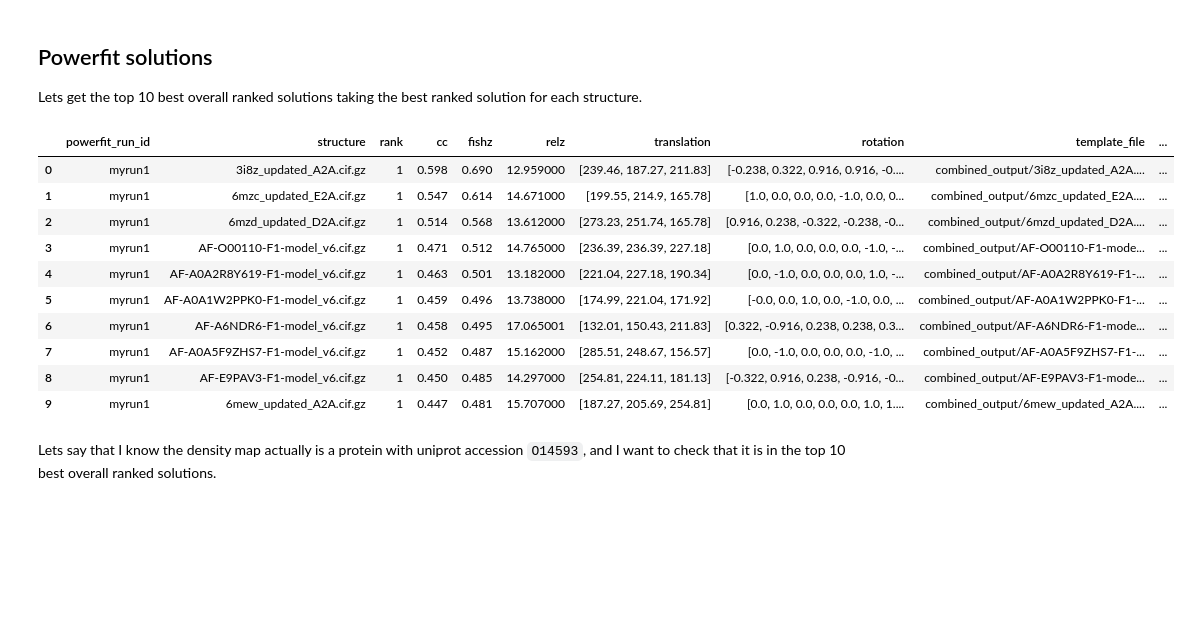
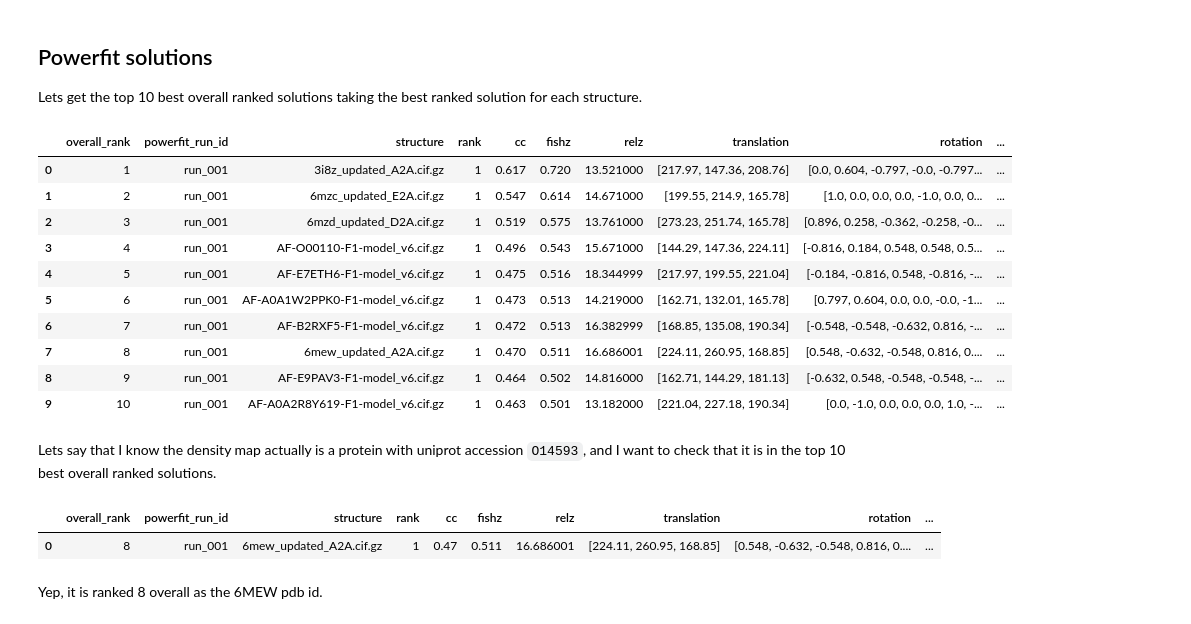
Before and after one commit to haddocking/protein-detective, a Jupyter notebook: docs/meta.ipynb, the cells around one changed output. Cells and saved outputs as stored; diff of their text form; code cells hidden in the pictures; blank space fills up the shorter version.

```diff
--- a/docs/meta.ipynb
+++ b/docs/meta.ipynb
@@ -261,20 +264,33 @@ Lets look at a passing structure
 Lets get the top 10 best overall ranked solutions taking the best ranked solution for each structure.
 # %%
 %%sql
-SELECT * FROM solutions WHERE rank=1 ORDER BY cc DESC LIMIT 10;
+SELECT ROW_NUMBER() OVER (ORDER BY cc DESC) AS overall_rank, *
+FROM solutions WHERE rank=1 ORDER BY cc DESC LIMIT 10;
 # %% [output]
-|  | powerfit_run_id | structure | rank | cc | fishz | relz | translation | rotation | template_file | ... |
-| 0 | myrun1 | 3i8z_updated_A2A.cif.gz | 1 | 0.598 | 0.690 | 12.959000 | [239.46, 187.27, 211.83] | [-0.238, 0.322, 0.916, 0.916, -0.... | combined_output/3i8z_updated_A2A.... | ... |
-| 1 | myrun1 | 6mzc_updated_E2A.cif.gz | 1 | 0.547 | 0.614 | 14.671000 | [199.55, 214.9, 165.78] | [1.0, 0.0, 0.0, 0.0, -1.0, 0.0, 0... | combined_output/6mzc_updated_E2A.... | ... |
-| 2 | myrun1 | 6mzd_updated_D2A.cif.gz | 1 | 0.514 | 0.568 | 13.612000 | [273.23, 251.74, 165.78] | [0.916, 0.238, -0.322, -0.238, -0... | combined_output/6mzd_updated_D2A.... | ... |
-| 3 | myrun1 | AF-O00110-F1-model_v6.cif.gz | 1 | 0.471 | 0.512 | 14.765000 | [236.39, 236.39, 227.18] | [0.0, 1.0, 0.0, 0.0, 0.0, -1.0, -... | combined_output/AF-O00110-F1-mode... | ... |
-| 4 | myrun1 | AF-A0A2R8Y619-F1-model_v6.cif.gz | 1 | 0.463 | 0.501 | 13.182000 | [221.04, 227.18, 190.34] | [0.0, -1.0, 0.0, 0.0, 0.0, 1.0, -... | combined_output/AF-A0A2R8Y619-F1-... | ... |
-| 5 | myrun1 | AF-A0A1W2PPK0-F1-model_v6.cif.gz | 1 | 0.459 | 0.496 | 13.738000 | [174.99, 221.04, 171.92] | [-0.0, 0.0, 1.0, 0.0, -1.0, 0.0, ... | combined_output/AF-A0A1W2PPK0-F1-... | ... |
-| 6 | myrun1 | AF-A6NDR6-F1-model_v6.cif.gz | 1 | 0.458 | 0.495 | 17.065001 | [132.01, 150.43, 211.83] | [0.322, -0.916, 0.238, 0.238, 0.3... | combined_output/AF-A6NDR6-F1-mode... | ... |
-| 7 | myrun1 | AF-A0A5F9ZHS7-F1-model_v6.cif.gz | 1 | 0.452 | 0.487 | 15.162000 | [285.51, 248.67, 156.57] | [0.0, -1.0, 0.0, 0.0, 0.0, -1.0, ... | combined_output/AF-A0A5F9ZHS7-F1-... | ... |
-| 8 | myrun1 | AF-E9PAV3-F1-model_v6.cif.gz | 1 | 0.450 | 0.485 | 14.297000 | [254.81, 224.11, 181.13] | [-0.322, 0.916, 0.238, -0.916, -0... | combined_output/AF-E9PAV3-F1-mode... | ... |
-| 9 | myrun1 | 6mew_updated_A2A.cif.gz | 1 | 0.447 | 0.481 | 15.707000 | [187.27, 205.69, 254.81] | [0.0, 1.0, 0.0, 0.0, 0.0, 1.0, 1.... | combined_output/6mew_updated_A2A.... | ... |
+|  | overall_rank | powerfit_run_id | structure | rank | cc | fishz | relz | translation | rotation | ... |
+| 0 | 1 | run_001 | 3i8z_updated_A2A.cif.gz | 1 | 0.617 | 0.720 | 13.521000 | [217.97, 147.36, 208.76] | [0.0, 0.604, -0.797, -0.0, -0.797... | ... |
+| 1 | 2 | run_001 | 6mzc_updated_E2A.cif.gz | 1 | 0.547 | 0.614 | 14.671000 | [199.55, 214.9, 165.78] | [1.0, 0.0, 0.0, 0.0, -1.0, 0.0, 0... | ... |
+| 2 | 3 | run_001 | 6mzd_updated_D2A.cif.gz | 1 | 0.519 | 0.575 | 13.761000 | [273.23, 251.74, 165.78] | [0.896, 0.258, -0.362, -0.258, -0... | ... |
+| 3 | 4 | run_001 | AF-O00110-F1-model_v6.cif.gz | 1 | 0.496 | 0.543 | 15.671000 | [144.29, 147.36, 224.11] | [-0.816, 0.184, 0.548, 0.548, 0.5... | ... |
+| 4 | 5 | run_001 | AF-E7ETH6-F1-model_v6.cif.gz | 1 | 0.475 | 0.516 | 18.344999 | [217.97, 199.55, 221.04] | [-0.184, -0.816, 0.548, -0.816, -... | ... |
+| 5 | 6 | run_001 | AF-A0A1W2PPK0-F1-model_v6.cif.gz | 1 | 0.473 | 0.513 | 14.219000 | [162.71, 132.01, 165.78] | [0.797, 0.604, 0.0, 0.0, -0.0, -1... | ... |
+| 6 | 7 | run_001 | AF-B2RXF5-F1-model_v6.cif.gz | 1 | 0.472 | 0.513 | 16.382999 | [168.85, 135.08, 190.34] | [-0.548, -0.548, -0.632, 0.816, -... | ... |
+| 7 | 8 | run_001 | 6mew_updated_A2A.cif.gz | 1 | 0.470 | 0.511 | 16.686001 | [224.11, 260.95, 168.85] | [0.548, -0.632, -0.548, 0.816, 0.... | ... |
+| 8 | 9 | run_001 | AF-E9PAV3-F1-model_v6.cif.gz | 1 | 0.464 | 0.502 | 14.816000 | [162.71, 144.29, 181.13] | [-0.632, 0.548, -0.548, -0.548, -... | ... |
+| 9 | 10 | run_001 | AF-A0A2R8Y619-F1-model_v6.cif.gz | 1 | 0.463 | 0.501 | 13.182000 | [221.04, 227.18, 190.34] | [0.0, -1.0, 0.0, 0.0, 0.0, 1.0, -... | ... |
 # %% [markdown]
 Lets say that I know the density map actually is a protein with uniprot accession `O14593`, and I want to check that it is in the top 10 best overall ranked solutions.
 # %%
-# TODO
+%%sql
+
+SELECT * FROM
+(
+    SELECT ROW_NUMBER() OVER (ORDER BY cc DESC) AS overall_rank, *
+    FROM solutions WHERE rank=1 ORDER BY cc DESC LIMIT 10
+)
+ WHERE uniprot_accessions = 'O14593';
+# %% [output]
+|  | overall_rank | powerfit_run_id | structure | rank | cc | fishz | relz | translation | rotation | ... |
+| 0 | 8 | run_001 | 6mew_updated_A2A.cif.gz | 1 | 0.47 | 0.511 | 16.686001 | [224.11, 260.95, 168.85] | [0.548, -0.632, -0.548, 0.816, 0.... | ... |
+# %% [markdown]
+Yep, it is ranked 8 overall as the 6MEW pdb id.
```
Also changed, not shown: parts of 2 cells of this notebook, 1 other file.
